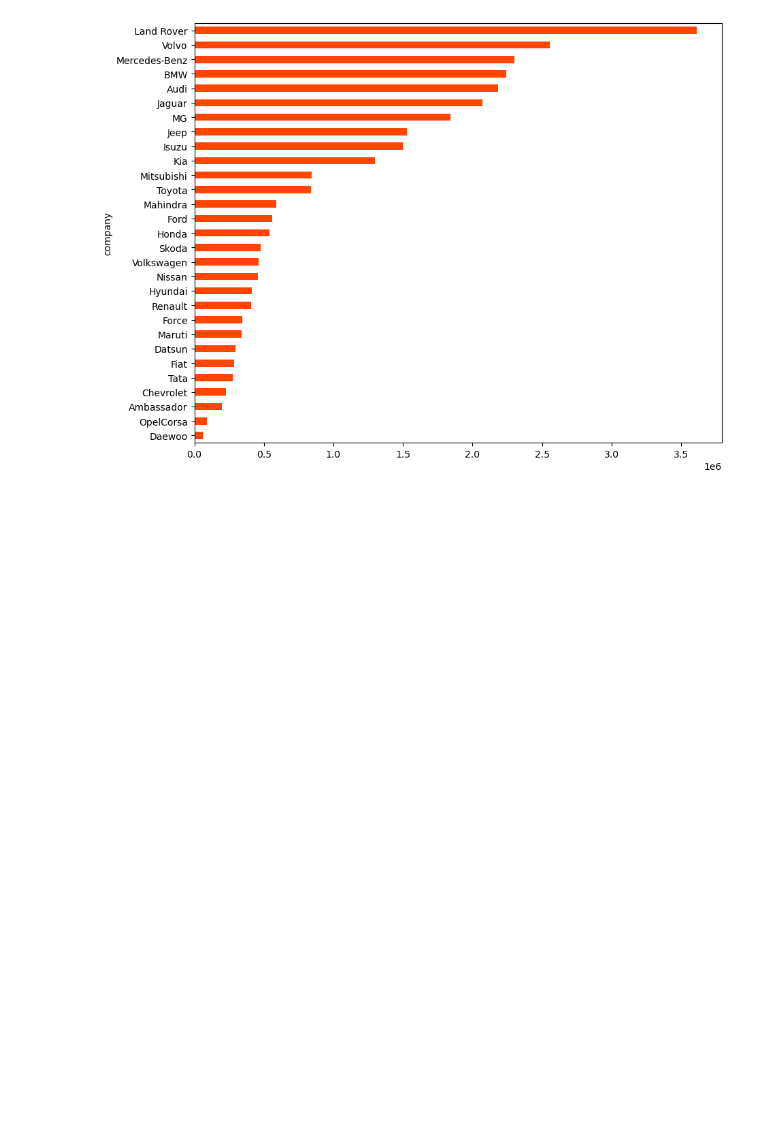
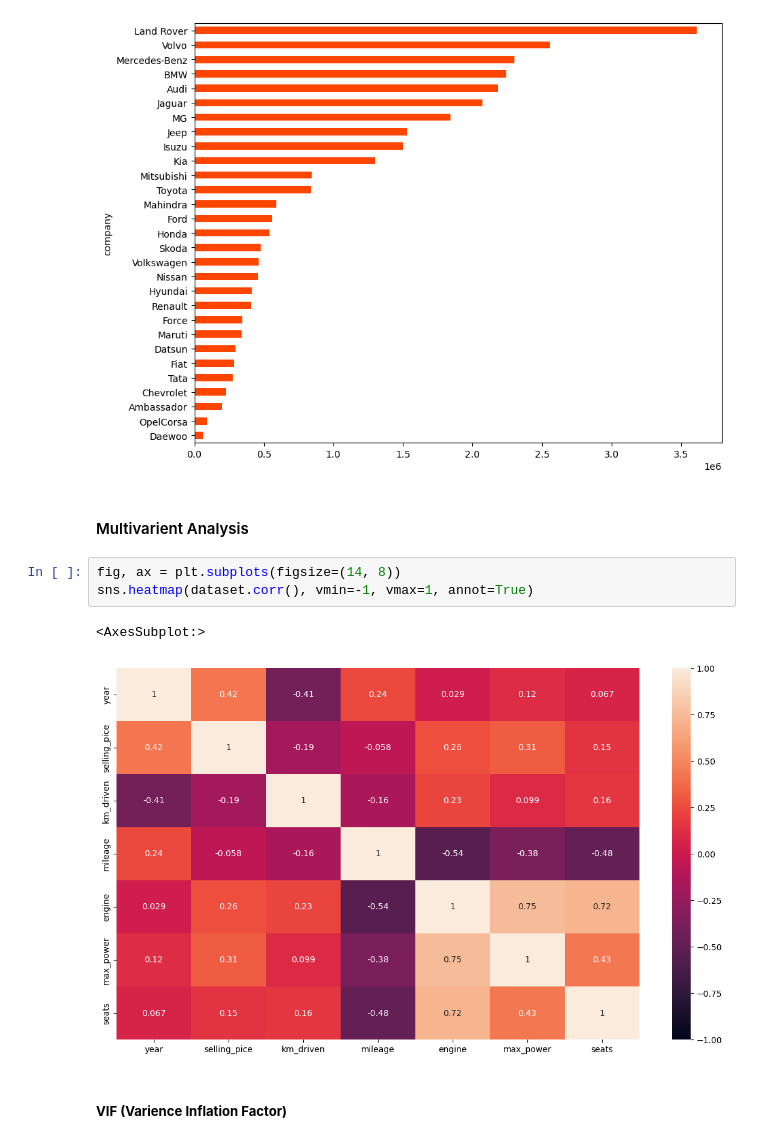
Before and after one commit to Varinder-KM/Car-Dekho_Car_selling_Price_prediction, a Jupyter notebook: Car Dekho (Car Selling Price Prediction).ipynb, the cells around one changed output. Drawn from its saved outputs; the diff is of its cells as text; blank space fills up the shorter version.

Commit message:
multivariants Analysis

```diff
--- a/Car Dekho (Car Selling Price Prediction).ipynb
+++ b/Car Dekho (Car Selling Price Prediction).ipynb
@@ -407,3 +407,13 @@ dataset.groupby('company')['selling_pice'].mean().sort_values().plot(kind='barh'
 # %% [output]
 <AxesSubplot:ylabel='company'>
 [figure]
+# %% [markdown]
+#### Multivarient Analysis
+# %%
+fig, ax = plt.subplots(figsize=(14, 8))
+sns.heatmap(dataset.corr(), vmin=-1, vmax=1, annot=True)
+# %% [output]
+<AxesSubplot:>
+[figure, added]
+# %% [markdown]
+##### **VIF (Varience Inflation Factor)**
```
Also changed, not shown: parts of 6 cells of this notebook.
